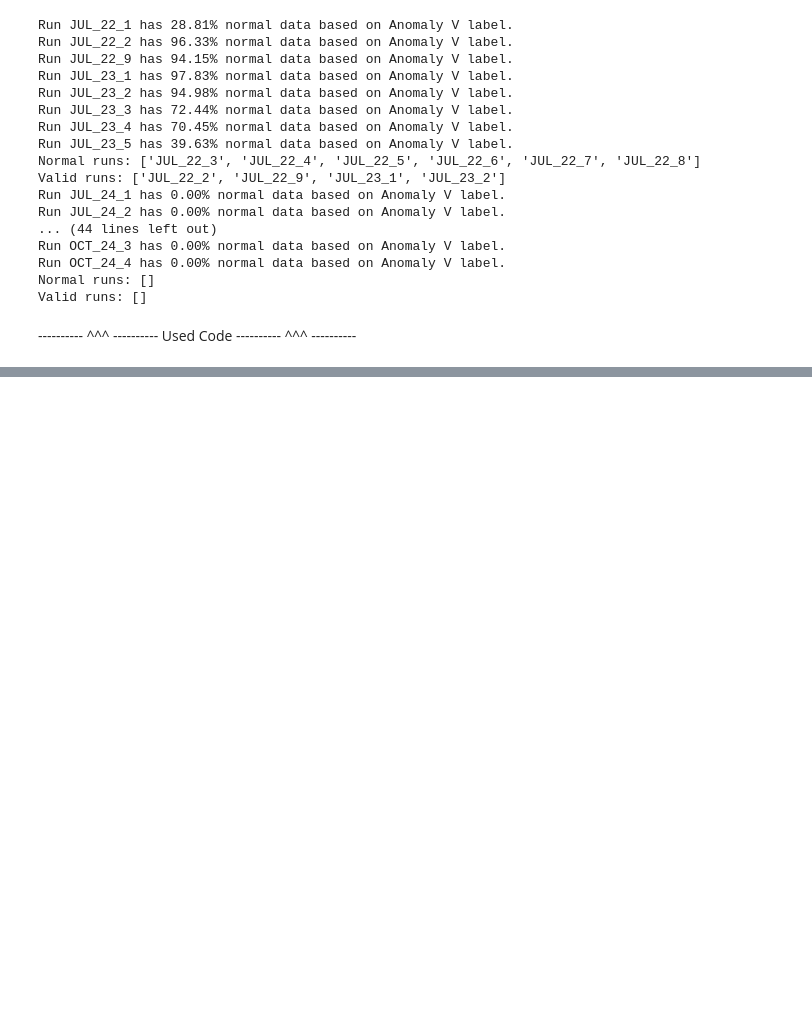
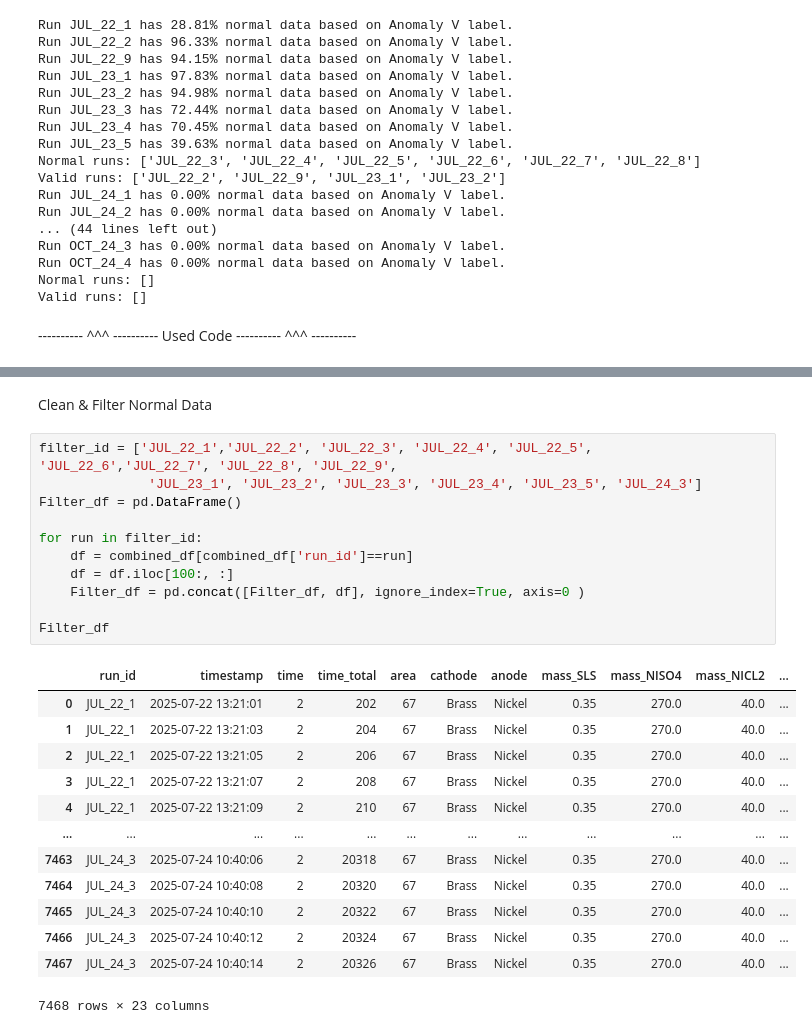
Before and after one commit to Bank7656/PlateMon_data_analytics, a Jupyter notebook: Data.ipynb, the cells around one changed output, grey strips where cells are left out. Cells and saved outputs as stored; diff of their text form; blank space fills up the shorter version.

```diff
--- a/Data.ipynb
+++ b/Data.ipynb
@@ -247,0 +217,27 @@ resampled_df
+# %% [markdown]
+Clean & Filter Normal Data
+# %%
+filter_id = ['JUL_22_1','JUL_22_2', 'JUL_22_3', 'JUL_22_4', 'JUL_22_5', 'JUL_22_6','JUL_22_7', 'JUL_22_8', 'JUL_22_9',
+			  'JUL_23_1', 'JUL_23_2', 'JUL_23_3', 'JUL_23_4', 'JUL_23_5', 'JUL_24_3']
+Filter_df = pd.DataFrame()
+
+for run in filter_id:
+    df = combined_df[combined_df['run_id']==run]
+    df = df.iloc[100:, :]
+    Filter_df = pd.concat([Filter_df, df], ignore_index=True, axis=0 )
+
+Filter_df
+# %% [output]
+|  | run_id | timestamp | time | time_total | area | cathode | anode | mass_SLS | mass_NISO4 | mass_NICL2 | ... |
+| 0 | JUL_22_1 | 2025-07-22 13:21:01 | 2 | 202 | 67 | Brass | Nickel | 0.35 | 270.0 | 40.0 | ... |
+| 1 | JUL_22_1 | 2025-07-22 13:21:03 | 2 | 204 | 67 | Brass | Nickel | 0.35 | 270.0 | 40.0 | ... |
+| 2 | JUL_22_1 | 2025-07-22 13:21:05 | 2 | 206 | 67 | Brass | Nickel | 0.35 | 270.0 | 40.0 | ... |
+| 3 | JUL_22_1 | 2025-07-22 13:21:07 | 2 | 208 | 67 | Brass | Nickel | 0.35 | 270.0 | 40.0 | ... |
+| 4 | JUL_22_1 | 2025-07-22 13:21:09 | 2 | 210 | 67 | Brass | Nickel | 0.35 | 270.0 | 40.0 | ... |
+| ... | ... | ... | ... | ... | ... | ... | ... | ... | ... | ... | ... |
+| 7463 | JUL_24_3 | 2025-07-24 10:40:06 | 2 | 20318 | 67 | Brass | Nickel | 0.35 | 270.0 | 40.0 | ... |
+| 7464 | JUL_24_3 | 2025-07-24 10:40:08 | 2 | 20320 | 67 | Brass | Nickel | 0.35 | 270.0 | 40.0 | ... |
+| 7465 | JUL_24_3 | 2025-07-24 10:40:10 | 2 | 20322 | 67 | Brass | Nickel | 0.35 | 270.0 | 40.0 | ... |
+| 7466 | JUL_24_3 | 2025-07-24 10:40:12 | 2 | 20324 | 67 | Brass | Nickel | 0.35 | 270.0 | 40.0 | ... |
+| 7467 | JUL_24_3 | 2025-07-24 10:40:14 | 2 | 20326 | 67 | Brass | Nickel | 0.35 | 270.0 | 40.0 | ... |
+7468 rows × 23 columns
```
Also changed, not shown: parts of 5 cells of this notebook, 4 other files.
